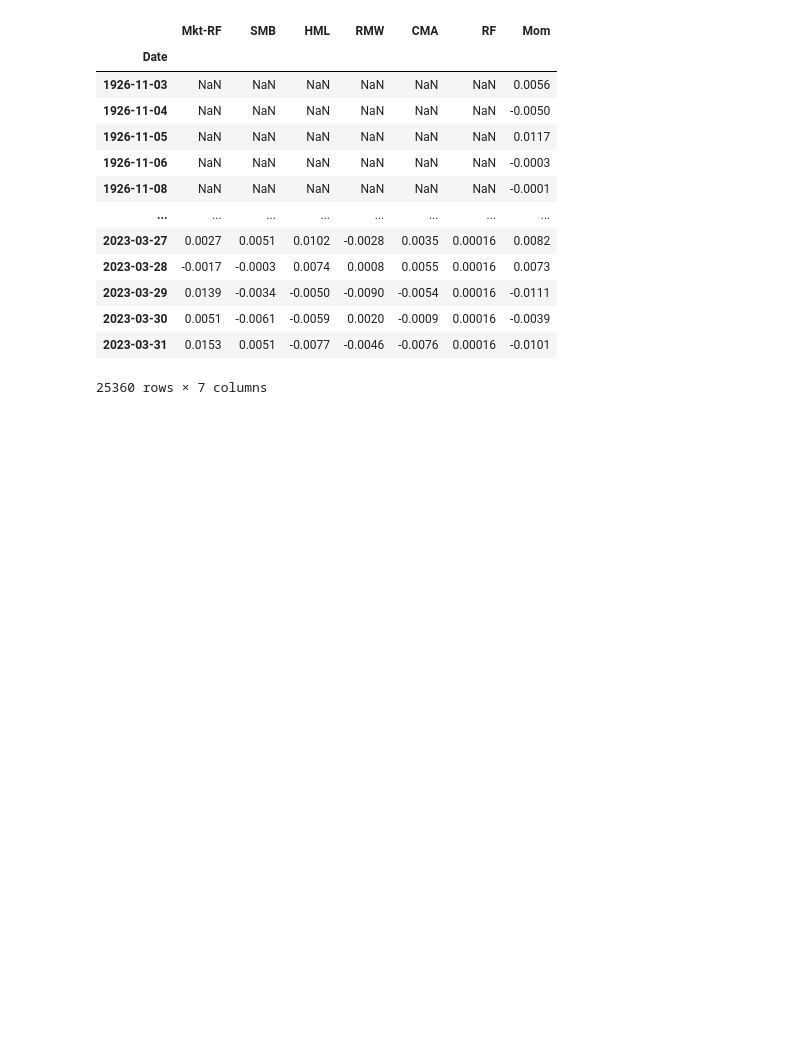
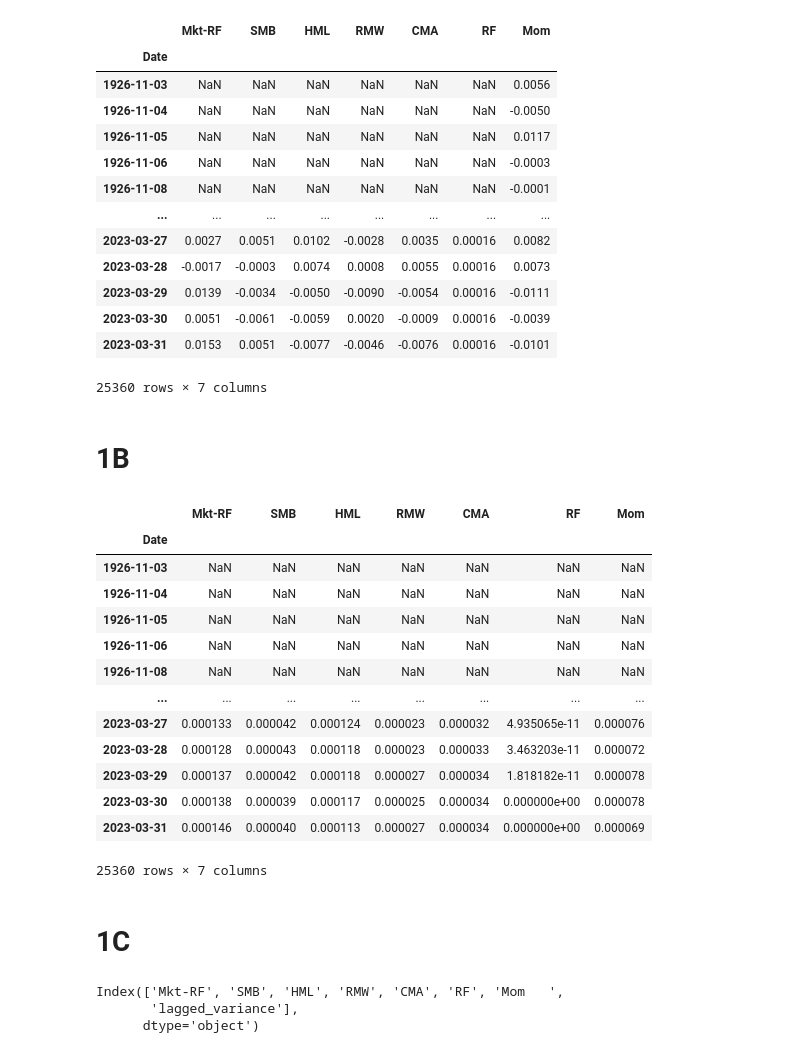
Before and after one commit to jonathoneco/bem114, a Jupyter notebook: Set4/q1.ipynb, the cells around one changed output. Drawn from its saved outputs; the diff is of its cells as text; code cells hidden in the pictures; blank space fills up the shorter version.

```diff
--- a/Set4/q1.ipynb
+++ b/Set4/q1.ipynb
@@ -56,3 +59,27 @@ ff5mom_daily
 | 2023-03-30 | 0.0051 | -0.0061 | -0.0059 | 0.0020 | -0.0009 | 0.00016 | -0.0039 |
 | 2023-03-31 | 0.0153 | 0.0051 | -0.0077 | -0.0046 | -0.0076 | 0.00016 | -0.0101 |
 25360 rows × 7 columns
+# %% [markdown]
+# 1B
+# %%
+# Calculate the rolling variance using a window of 22 trading days
+rolling_variance_daily = ff5mom_daily.rolling(window=22).var()
+# %%
+rolling_variance_daily
+# %% [output]
+|  | Mkt-RF | SMB | HML | RMW | CMA | RF | Mom |
+| Date |  |  |  |  |  |  |  |
+| 1926-11-03 | NaN | NaN | NaN | NaN | NaN | NaN | NaN |
+| 1926-11-04 | NaN | NaN | NaN | NaN | NaN | NaN | NaN |
+| 1926-11-05 | NaN | NaN | NaN | NaN | NaN | NaN | NaN |
+| 1926-11-06 | NaN | NaN | NaN | NaN | NaN | NaN | NaN |
+| 1926-11-08 | NaN | NaN | NaN | NaN | NaN | NaN | NaN |
+| ... | ... | ... | ... | ... | ... | ... | ... |
+| 2023-03-27 | 0.000133 | 0.000042 | 0.000124 | 0.000023 | 0.000032 | 4.935065e-11 | 0.000076 |
+| 2023-03-28 | 0.000128 | 0.000043 | 0.000118 | 0.000023 | 0.000033 | 3.463203e-11 | 0.000072 |
+| 2023-03-29 | 0.000137 | 0.000042 | 0.000118 | 0.000027 | 0.000034 | 1.818182e-11 | 0.000078 |
+| 2023-03-30 | 0.000138 | 0.000039 | 0.000117 | 0.000025 | 0.000034 | 0.000000e+00 | 0.000078 |
+| 2023-03-31 | 0.000146 | 0.000040 | 0.000113 | 0.000027 | 0.000034 | 0.000000e+00 | 0.000069 |
+25360 rows × 7 columns
+# %% [markdown]
+# 1C
@@ -58,0 +88,6 @@ ff5mom_daily
+# %%
+monthly_data.columns
+# %% [output]
+Index(['Mkt-RF', 'SMB', 'HML', 'RMW', 'CMA', 'RF', 'Mom   ',
+       'lagged_variance'],
+      dtype='object')
```
Also changed, not shown: parts of 10 cells of this notebook.
